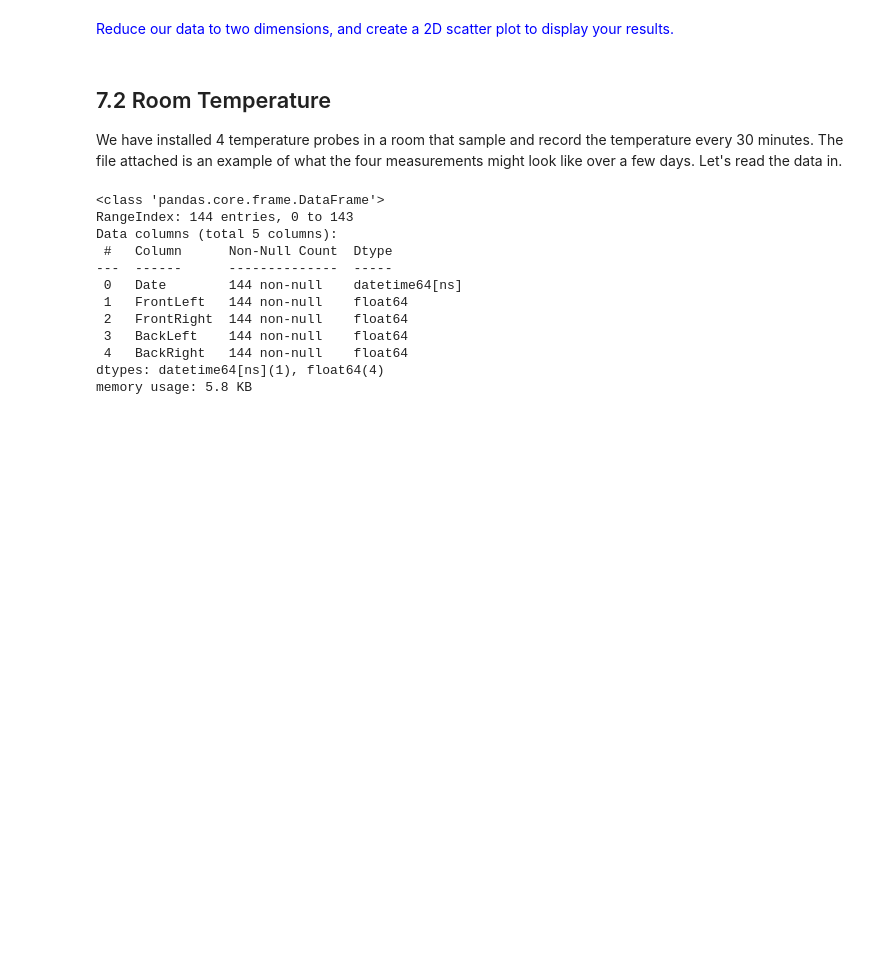
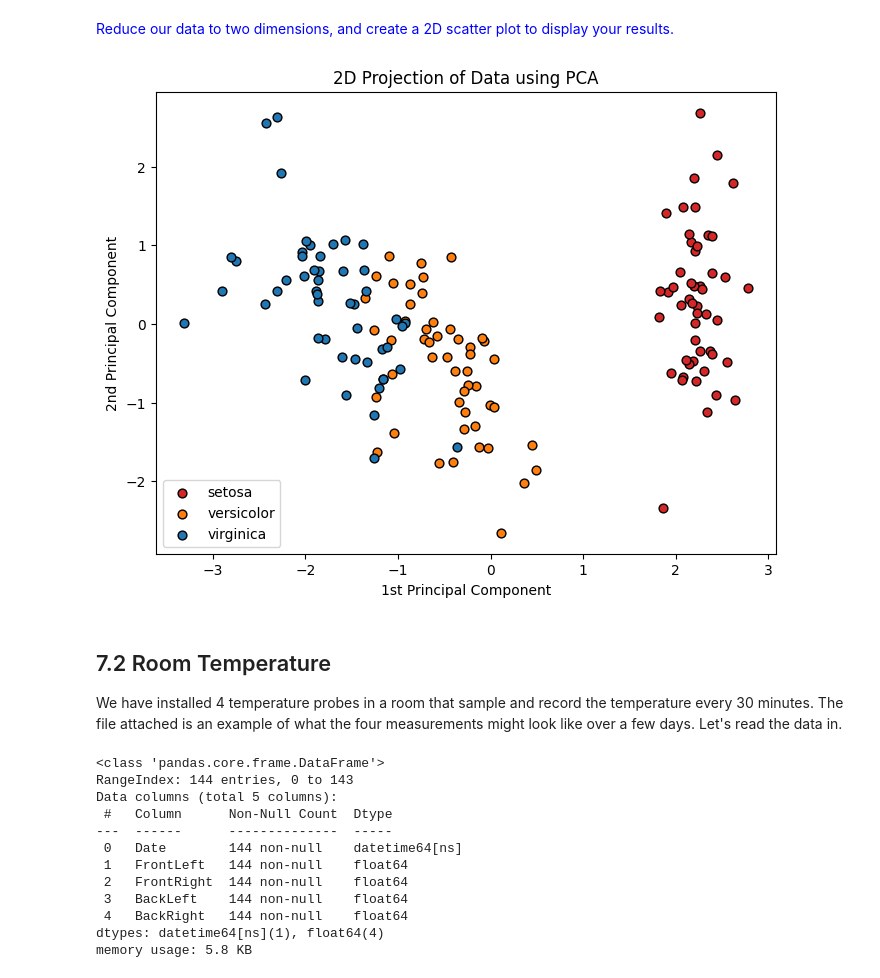
Before and after one commit to pbonar/UAB-data-engineering, a Jupyter notebook: labs/Labs 4 - PCA/Problemas4_2023-2024.ipynb, the cells around one changed output. Drawn from its saved outputs; the diff is of its cells as text; code cells hidden in the pictures; blank space fills up the shorter version.

```diff
--- a/labs/Labs 4 - PCA/Problemas4_2023-2024.ipynb
+++ b/labs/Labs 4 - PCA/Problemas4_2023-2024.ipynb
@@ -262,3 +275,25 @@ plot3DScatter(Xnew, y)
+# %%
+import matplotlib.pyplot as plt
+from sklearn.decomposition import PCA
+
+pca = PCA(n_components=2)
+X_2D = pca.fit_transform(Xnew)
+
+plt.figure(figsize=(8, 6))
+for c, name, col in zip(set(y), iris.target_names, ["tab:red", "tab:orange", "tab:blue"]):
+    plt.scatter(X_2D[y == c, 0], X_2D[y == c, 1],
+                color=col, edgecolor='k',
+                label=name, s=40)
+
+
+
+plt.title("2D Projection of Data using PCA")
+plt.xlabel("1st Principal Component")
+plt.ylabel("2nd Principal Component")
+plt.legend()
+plt.show()
+# %% [output]
+[figure, added]
 # %% [markdown]
 ## 7.2 Room Temperature
 
```
Also changed, not shown: parts of 18 cells of this notebook.
